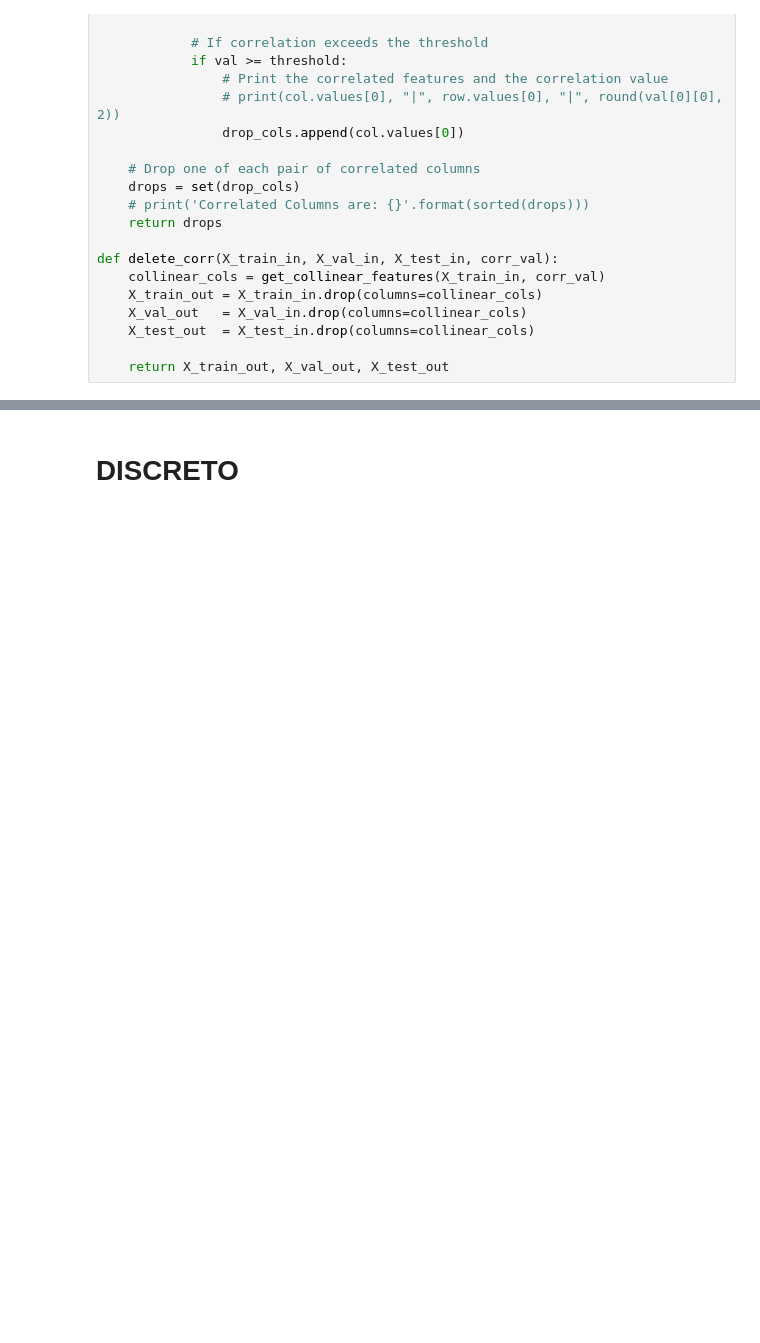
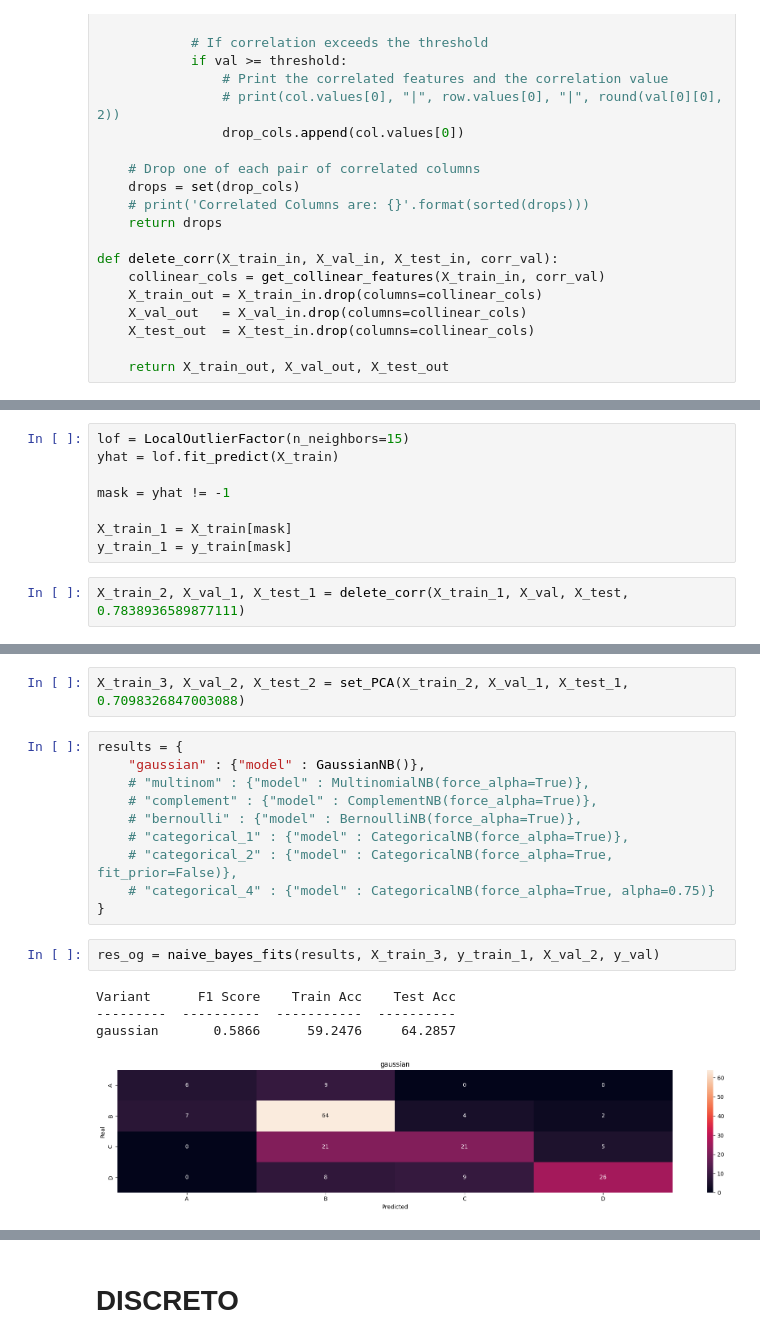
Before and after one commit to DomingoLopez/ClubFansIris, a Jupyter notebook: naive_bayes/naive_bayes.ipynb, the cells around one changed output, grey strips where cells are left out. Drawn from its saved outputs; the diff is of its cells as text; blank space fills up the shorter version.

```diff
--- a/naive_bayes/naive_bayes.ipynb
+++ b/naive_bayes/naive_bayes.ipynb
@@ -220,0 +254,10 @@ def delete_corr(X_train_in, X_val_in, X_test_in, corr_val):
+# %%
+lof = LocalOutlierFactor(n_neighbors=15)
+yhat = lof.fit_predict(X_train)
+
+mask = yhat != -1
+
+X_train_1 = X_train[mask]
+y_train_1 = y_train[mask]
+# %%
+X_train_2, X_val_1, X_test_1 = delete_corr(X_train_1, X_val, X_test, 0.7838936589877111)
@@ -220,0 +280,19 @@ def delete_corr(X_train_in, X_val_in, X_test_in, corr_val):
+# %%
+X_train_3, X_val_2, X_test_2 = set_PCA(X_train_2, X_val_1, X_test_1, 0.7098326847003088)
+# %%
+results = {
+    "gaussian" : {"model" : GaussianNB()},
+    # "multinom" : {"model" : MultinomialNB(force_alpha=True)},
+    # "complement" : {"model" : ComplementNB(force_alpha=True)},
+    # "bernoulli" : {"model" : BernoulliNB(force_alpha=True)},
+    # "categorical_1" : {"model" : CategoricalNB(force_alpha=True)},
+    # "categorical_2" : {"model" : CategoricalNB(force_alpha=True, fit_prior=False)},
+    # "categorical_4" : {"model" : CategoricalNB(force_alpha=True, alpha=0.75)}
+}
+# %%
+res_og = naive_bayes_fits(results, X_train_3, y_train_1, X_val_2, y_val)
+# %% [output]
+Variant      F1 Score    Train Acc    Test Acc
+---------  ----------  -----------  ----------
+gaussian       0.5866      59.2476     64.2857
+[figure, added]
```
Also changed, not shown: parts of 34 cells of this notebook.
